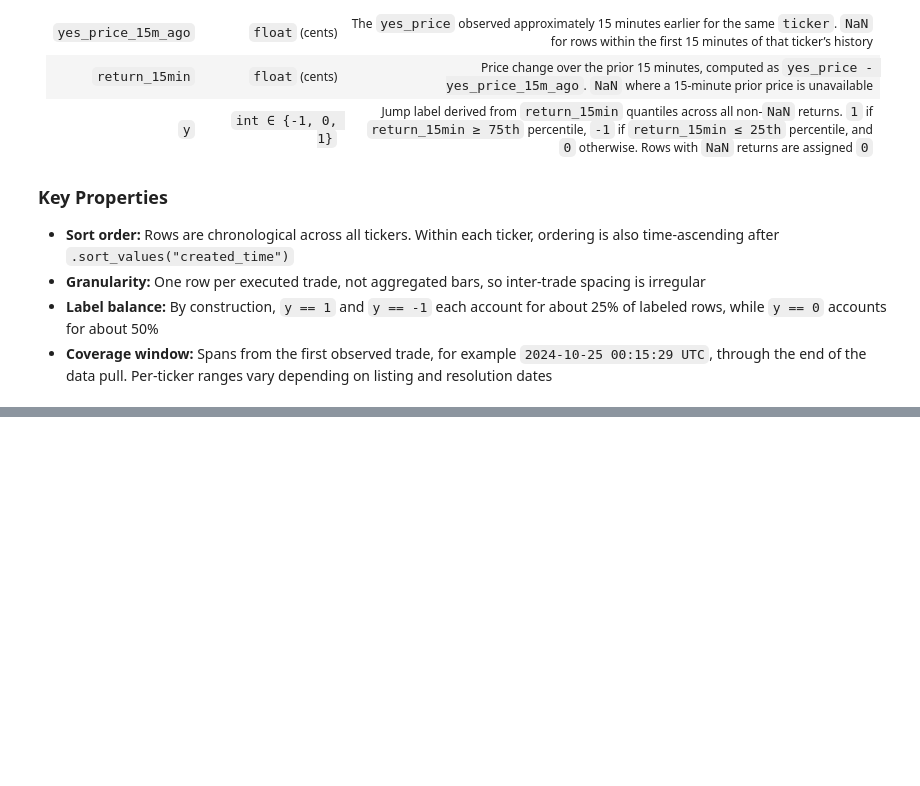
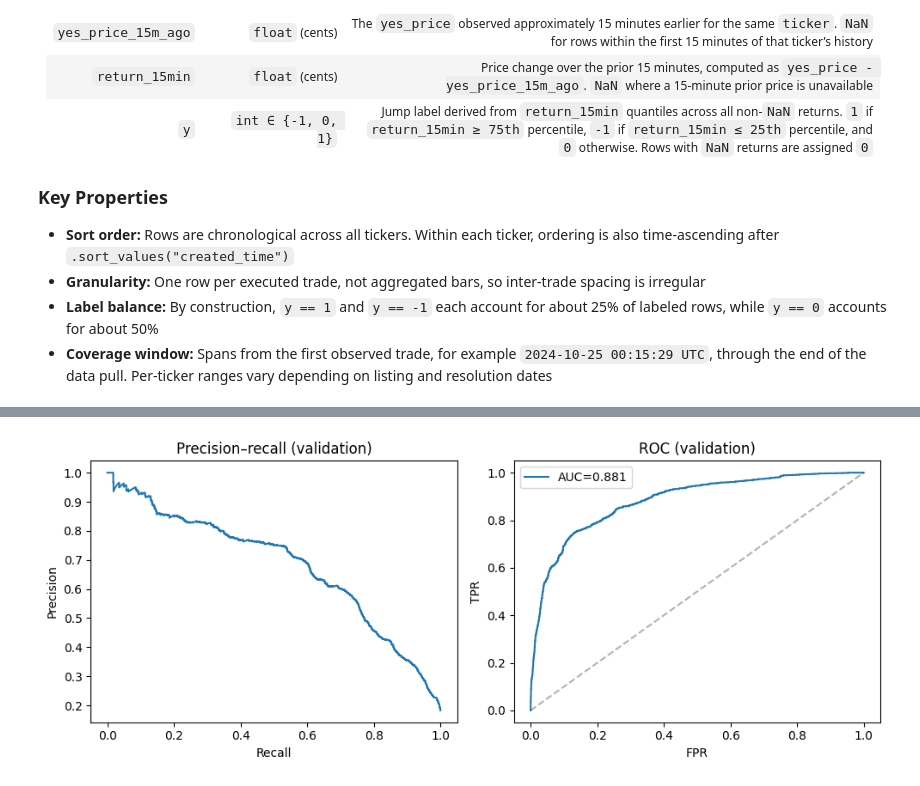
Before and after one commit to abprada/Kalshi-Project, a Jupyter notebook: notebooks/data.ipynb, the cells around one changed output, grey strips where cells are left out. Drawn from its saved outputs; the diff is of its cells as text; code cells hidden in the pictures; blank space fills up the shorter version.

Commit message:
Milestone 3 code

```diff
--- a/notebooks/data.ipynb
+++ b/notebooks/data.ipynb
@@ -710,0 +1029,7 @@ A time-ordered record of individual trade executions on prediction-market contra
+# %%
+def single_time_split_mask(bars, train_frac=0.7):
+    uniq = pd.Series(bars["ts"].unique()).sort_values()
+    cut = max(1, int(len(uniq) * train_frac))
+    train_ts = set(uniq.iloc[:cut])
+    val_ts = set(uniq.iloc[cut:])
+    return bars["ts"].isin(train_ts).values, bars["ts"].isin(val_ts).values
@@ -710,0 +1349,12 @@ A time-ordered record of individual trade executions on prediction-market contra
+# %%
+baseline = train_baseline_milestone(BASELINE_CFG, train_frac=0.7)
+if not baseline.get("skipped"):
+    print("AUC-PR:", baseline["auc_pr"], "AUC-ROC:", baseline["auc_roc"], "Brier:", baseline["brier"])
+    bars = baseline.get("bars_df")
+    try:
+        from IPython.display import display
+        display(baseline["by_sector"])
+    except Exception:
+        print(baseline["by_sector"])
+else:
+    print("Skipped:", baseline)
@@ -710,0 +1488,25 @@ A time-ordered record of individual trade executions on prediction-market contra
+# %%
+import matplotlib.pyplot as plt
+import numpy as np
+from sklearn.metrics import precision_recall_curve, roc_curve, auc
+
+if baseline.get("skipped"):
+    print("Skipped:", baseline.get("reason"))
+else:
+    yv = baseline["y_val"]
+    pv = baseline["p_val"]
+    fig, ax = plt.subplots(1, 2, figsize=(10, 4))
+    pr_p, pr_r, _ = precision_recall_curve(yv, pv)
+    ax[0].plot(pr_r, pr_p)
+    ax[0].set_title("Precision–recall (validation)")
+    ax[0].set_xlabel("Recall"); ax[0].set_ylabel("Precision")
+    fpr, tpr, _ = roc_curve(yv, pv)
+    ax[1].plot(fpr, tpr, label=f"AUC={auc(fpr, tpr):.3f}")
+    ax[1].plot([0, 1], [0, 1], "k--", alpha=0.3)
+    ax[1].set_title("ROC (validation)")
+    ax[1].set_xlabel("FPR"); ax[1].set_ylabel("TPR")
+    ax[1].legend()
+    plt.tight_layout()
+    plt.show()
+# %% [output]
+[figure, added]
```
Also changed, not shown: parts of 30 cells of this notebook.
